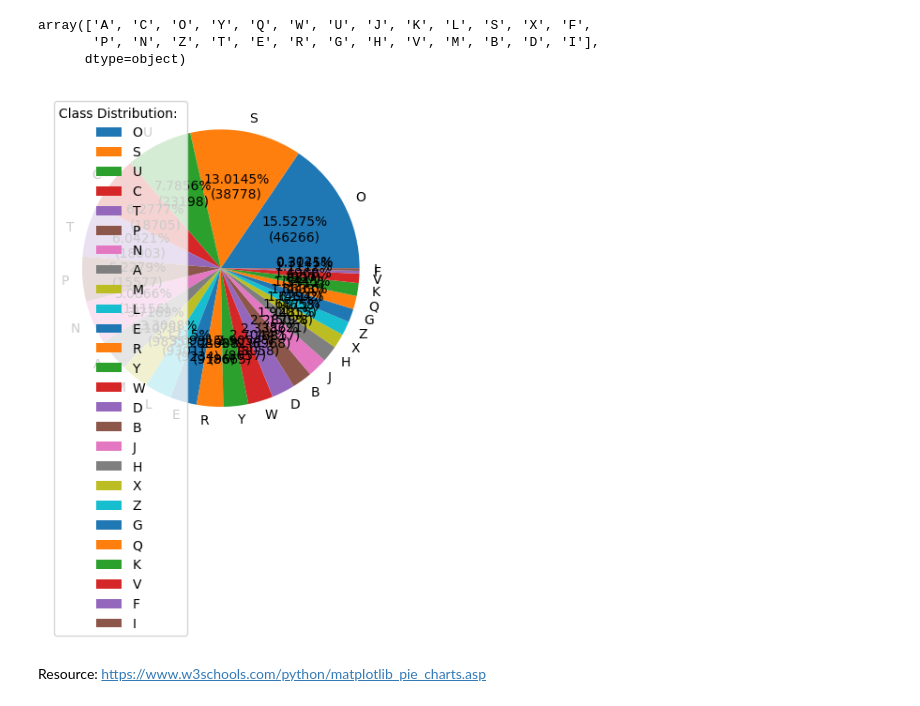
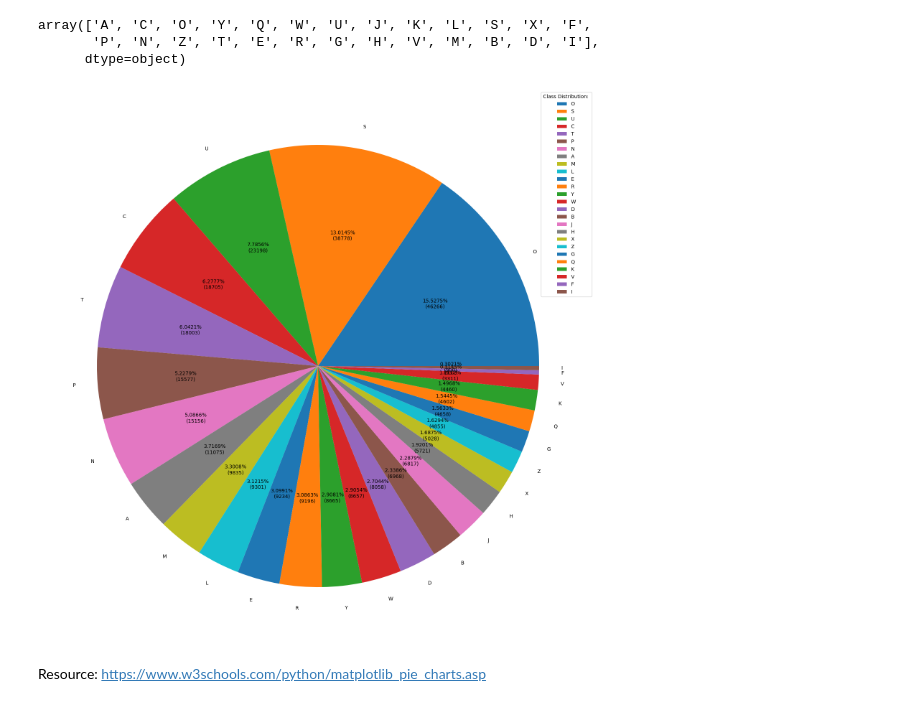
Before and after one commit to ArpithaSrinivas5/CMPE255_DataMinningProject, a Jupyter notebook: Ankita/AJ's_Copy_of_testing_ground.ipynb, the cells around one changed output. Saved outputs shown, nothing was run; the diff lists cells and outputs as text; code cells hidden in the pictures.

Commit message:
report images

```diff
--- a/Ankita/AJ's_Copy_of_testing_ground.ipynb
+++ b/Ankita/AJ's_Copy_of_testing_ground.ipynb
@@ -81,16 +81,17 @@ val = train_df['class'].value_counts()
 # %%
 import matplotlib.pyplot as plt
 import numpy as np
 
 total = len(train_df.values)
 def autopct_fmt(x):
     return '{:.4f}%\n({:.0f})'.format(x, total*x/100)
 
+plt.figure(figsize=(20,20))
 plt.pie(val, labels=name, autopct=autopct_fmt)
 plt.legend(title = "Class Distribution: ")
 plt.show()
 # %% [output]
-[figure, old version]
+[figure, new version]
 # %% [markdown]
 Resource:
 https://www.w3schools.com/python/matplotlib_pie_charts.asp
```
Also changed, not shown: parts of 3 cells of this notebook, 6 other files.
